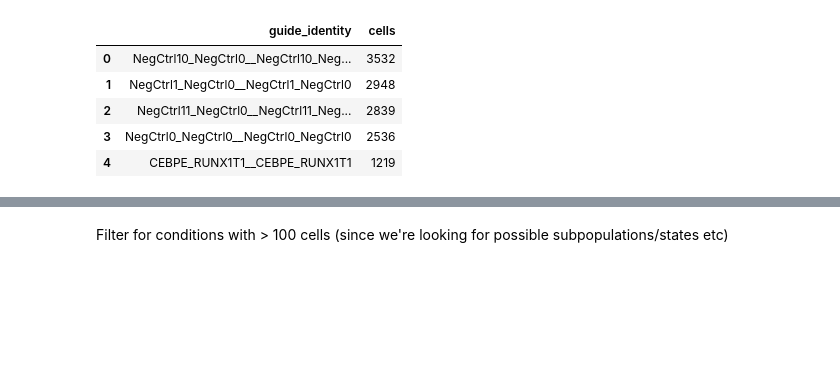
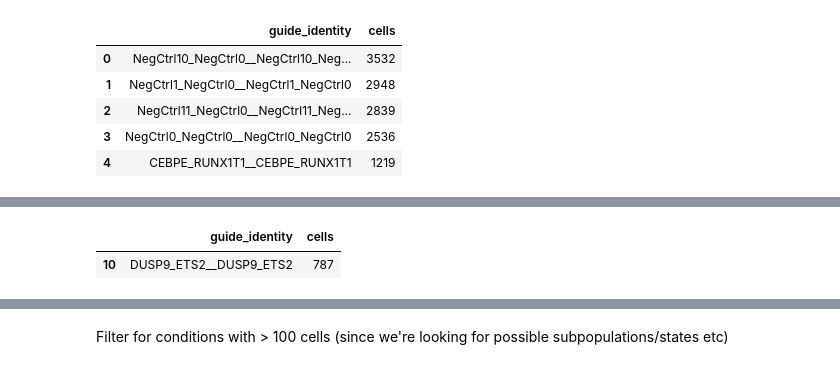
Before and after one commit to tarachari3/perturbCME, a Jupyter notebook: notebooks/20230915_meKMeans_norman.ipynb, the cells around one changed output, grey strips where cells are left out. Saved outputs shown, nothing was run; the diff lists cells and outputs as text; code cells hidden in the pictures; blank space fills up the shorter version.

```diff
--- a/notebooks/20230915_meKMeans_norman.ipynb
+++ b/notebooks/20230915_meKMeans_norman.ipynb
@@ -108,0 +76,5 @@ saveCounts[saveCounts['guide_identity'].isin(['NegCtrl0_SNAI1__NegCtrl0_SNAI1'])
+# %%
+saveCounts[saveCounts['guide_identity'].isin(['DUSP9_ETS2__DUSP9_ETS2'])]
+# %% [output]
+|  | guide_identity | cells |
+| 10 | DUSP9_ETS2__DUSP9_ETS2 | 787 |
```
Also changed, not shown: parts of 76 cells of this notebook, 2 other files.
